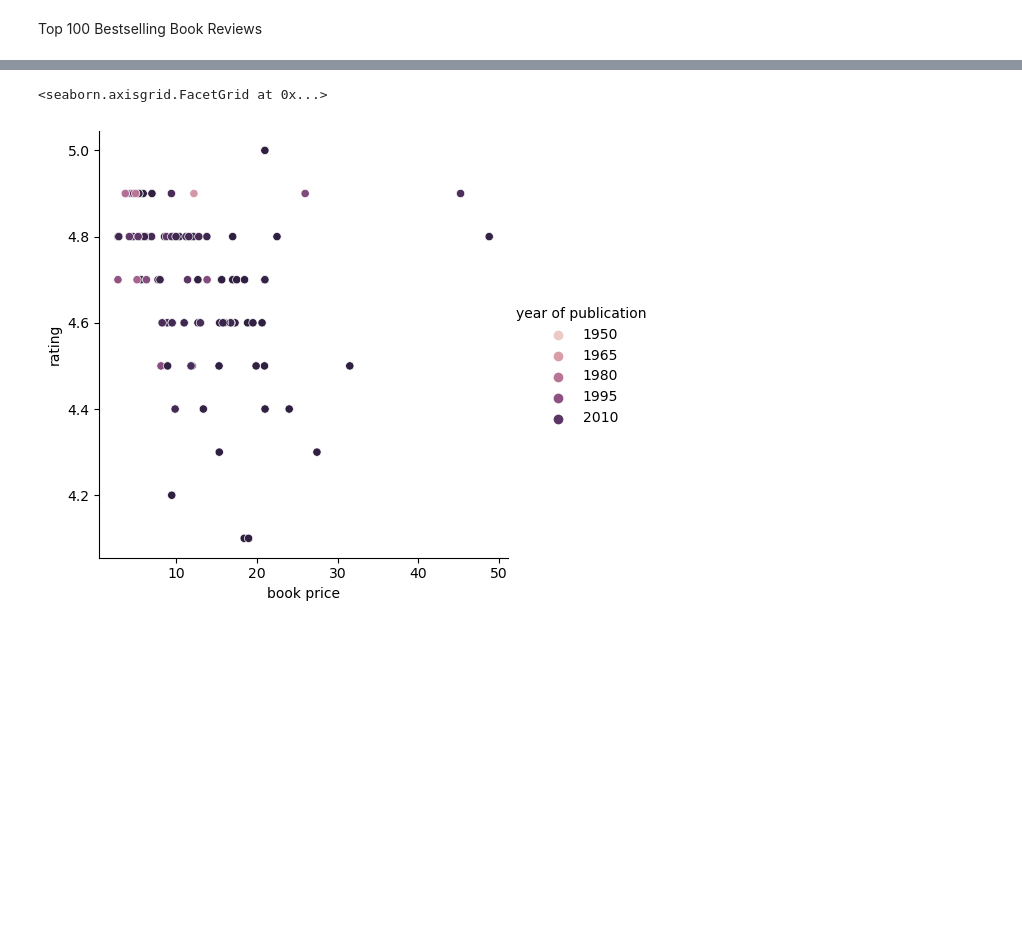
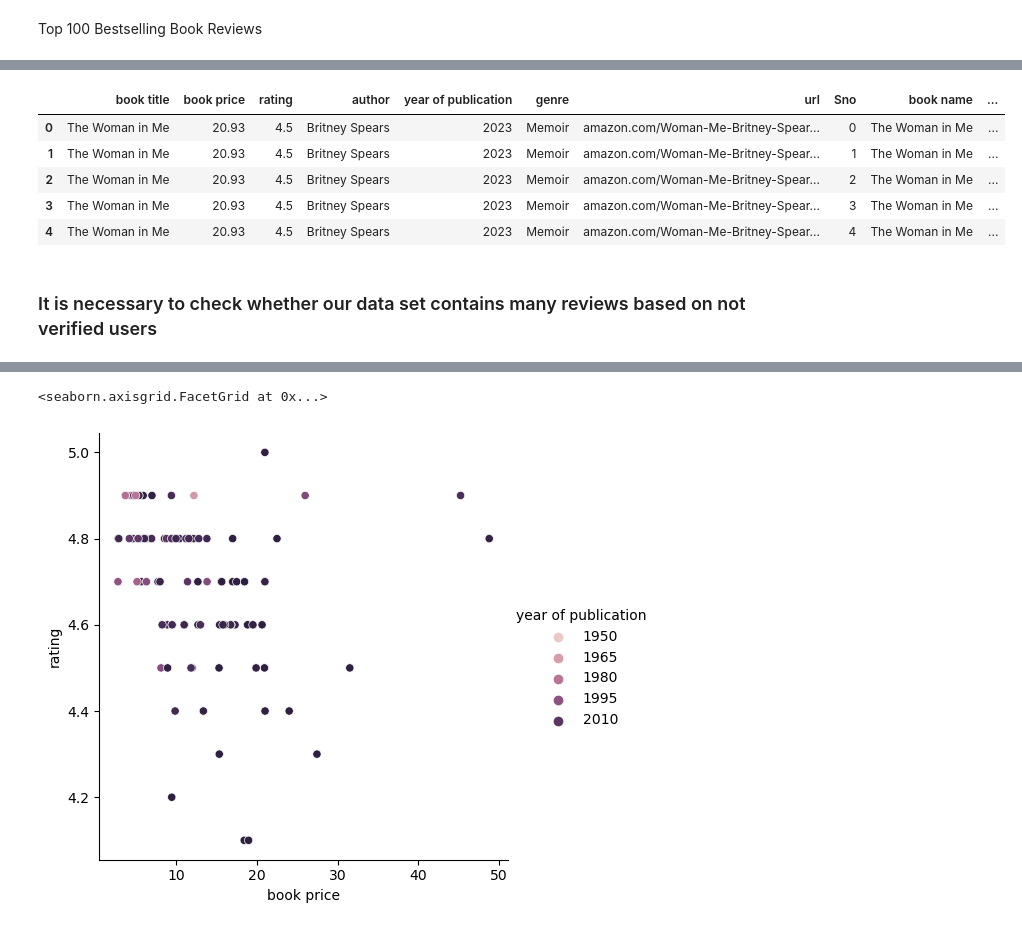
Before and after one commit to SOPP-EC/Top-100-Bestselling-Book-Reviews, a Jupyter notebook: top-100-bestselling-book-reviews.ipynb, the cells around one changed output, grey strips where cells are left out. Drawn from its saved outputs; the diff is of its cells as text; code cells hidden in the pictures; blank space fills up the shorter version.

```diff
--- a/top-100-bestselling-book-reviews.ipynb
+++ b/top-100-bestselling-book-reviews.ipynb
@@ -54,0 +59,11 @@ memory usage: 6.2+ KB
+# %%
+top100_reviews.head()
+# %% [output]
+|  | book title | book price | rating | author | year of publication | genre | url | Sno | book name | ... |
+| 0 | The Woman in Me | 20.93 | 4.5 | Britney Spears | 2023 | Memoir | amazon.com/Woman-Me-Britney-Spear... | 0 | The Woman in Me | ... |
+| 1 | The Woman in Me | 20.93 | 4.5 | Britney Spears | 2023 | Memoir | amazon.com/Woman-Me-Britney-Spear... | 1 | The Woman in Me | ... |
+| 2 | The Woman in Me | 20.93 | 4.5 | Britney Spears | 2023 | Memoir | amazon.com/Woman-Me-Britney-Spear... | 2 | The Woman in Me | ... |
+| 3 | The Woman in Me | 20.93 | 4.5 | Britney Spears | 2023 | Memoir | amazon.com/Woman-Me-Britney-Spear... | 3 | The Woman in Me | ... |
+| 4 | The Woman in Me | 20.93 | 4.5 | Britney Spears | 2023 | Memoir | amazon.com/Woman-Me-Britney-Spear... | 4 | The Woman in Me | ... |
+# %% [markdown]
+### It is necessary to check whether our data set contains many reviews based on not verified users
```
Also changed, not shown: parts of 21 cells of this notebook.
